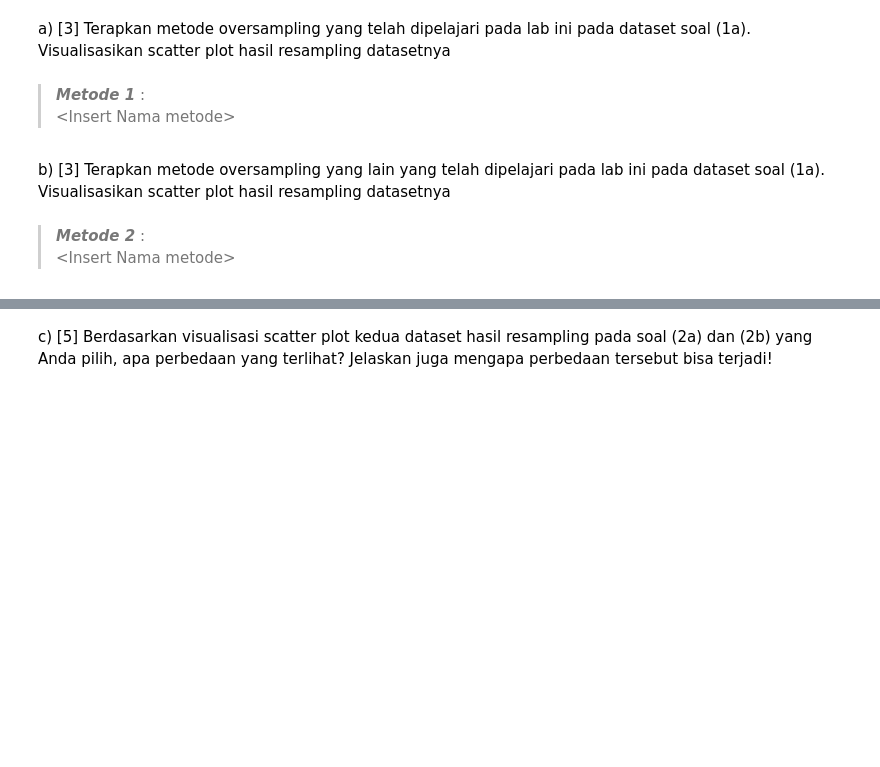
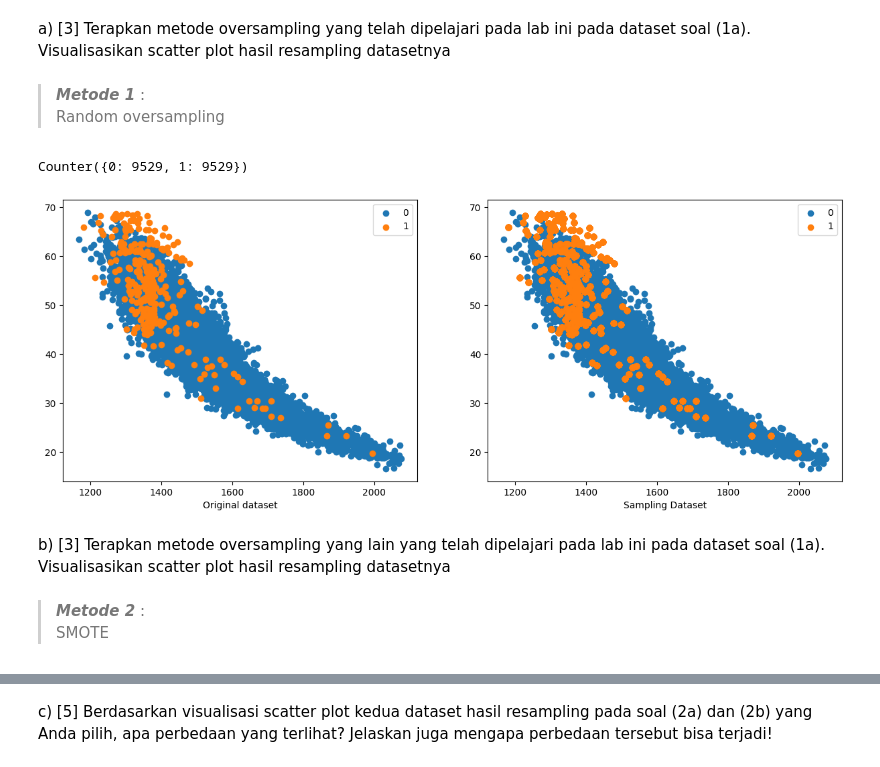
Before and after one commit to farrelayman09/lab-kasdad-7, a Jupyter notebook: Lab_7.ipynb, the cells around one changed output, grey strips where cells are left out. Cells and saved outputs as stored; diff of their text form; code cells hidden in the pictures; blank space fills up the shorter version.

```diff
--- a/Lab_7.ipynb
+++ b/Lab_7.ipynb
@@ -769,10 +802,28 @@ NameError: name 'X_df' is not defined
 a) [3] Terapkan metode oversampling yang telah dipelajari pada lab ini pada dataset soal (1a). Visualisasikan scatter plot hasil resampling datasetnya
 # %% [markdown]
 > <b><i>Metode 1</i></b> : <br>
-\<Insert Nama metode\>
+Random oversampling
+# %%
+# Definisi random oversampling class
+rand_over = RandomOverSampler(
+    sampling_strategy='minority'
+)
+
+# Resampling berdasarkan dataset simulasi
+X_rand_over, y_rand_over = rand_over.fit_resample(X, y)
+
+# Distribusi kelas pada dataset
+counter_y_rand_over = Counter(y_rand_over)
+print(counter_y_rand_over)
+
+# Perbandingan scatter plot antara dataset asli dan dataset sampling
+show_simulated_dataset_comparison(X1=X, X2=X_rand_over, y1=y, y2=y_rand_over)
+# %% [output]
+Counter({0: 9529, 1: 9529})
+[figure, added]
 # %% [markdown]
 b) [3] Terapkan metode oversampling yang lain yang telah dipelajari pada lab
 ini pada dataset soal (1a). Visualisasikan scatter plot hasil resampling datasetnya
 # %% [markdown]
 > <b><i>Metode 2</i></b> : <br>
-\<Insert Nama metode\>
+SMOTE
```
Also changed, not shown: parts of 27 cells of this notebook.
